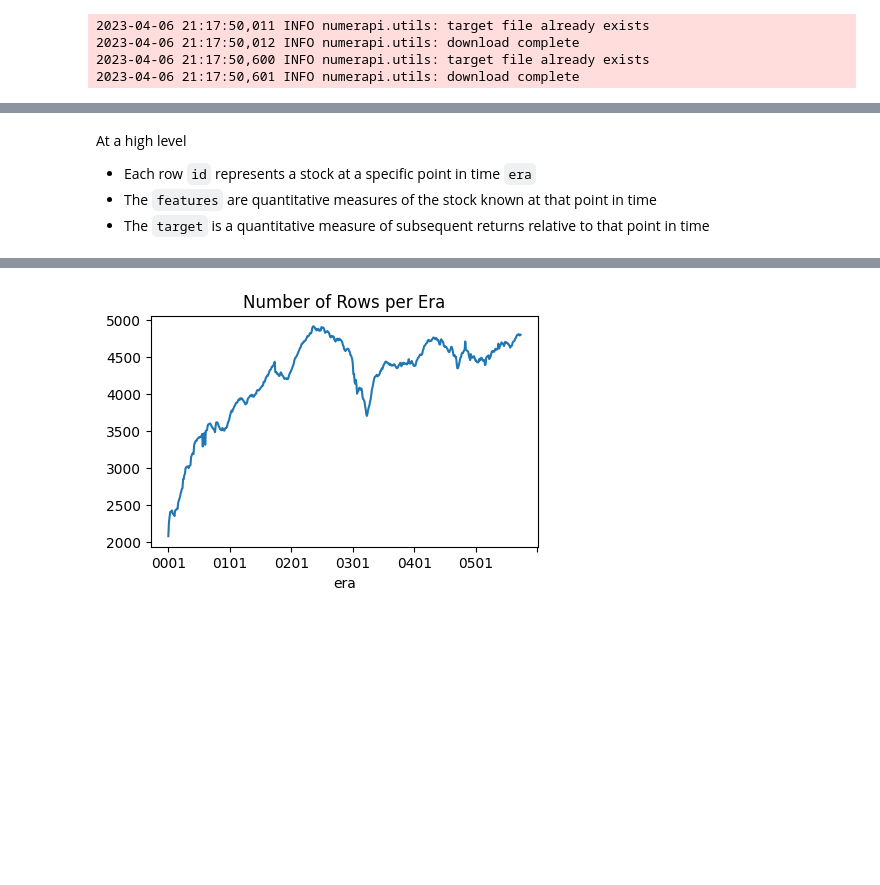
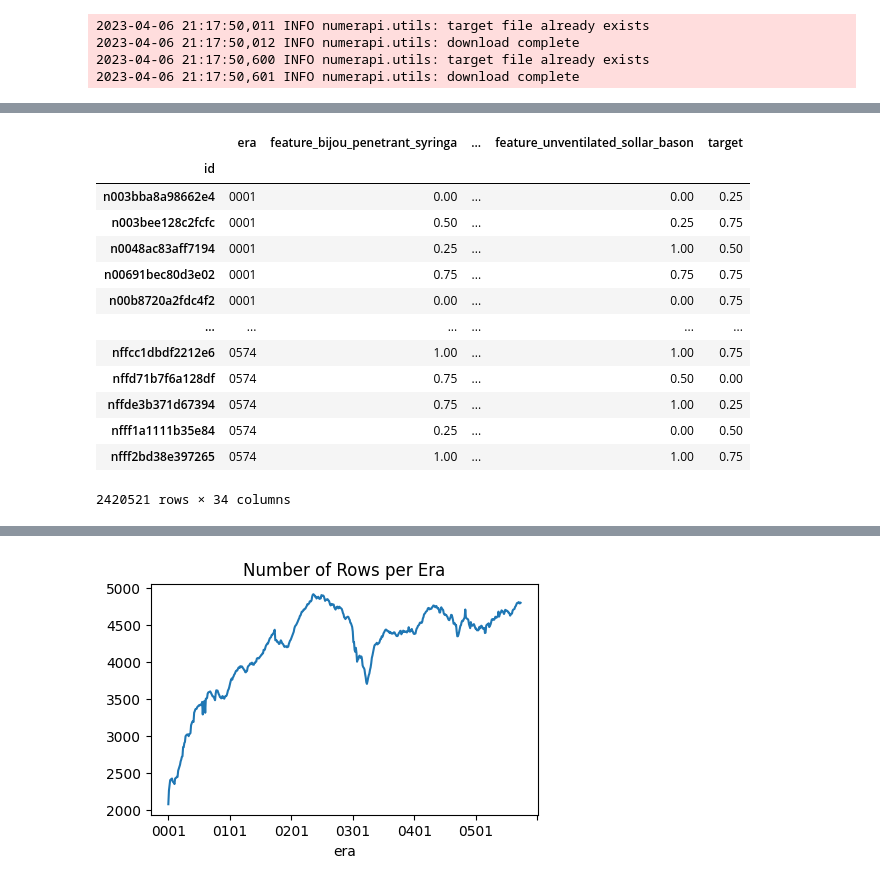
Before and after one commit to numerai/hello-numerai, a Jupyter notebook: example_notebook.ipynb, the cells around one changed output, grey strips where cells are left out. Saved outputs shown, nothing was run; the diff lists cells and outputs as text; code cells hidden in the pictures; blank space fills up the shorter version.

```diff
--- a/example_notebook.ipynb
+++ b/example_notebook.ipynb
@@ -53,5 +36,0 @@ training_data.head()
-# %% [markdown]
-At a high level
-- Each row `id` represents a stock at a specific point in time `era`
-- The `features` are quantitative measures of the stock known at that point in time
-- The `target` is a quantitative measure of subsequent returns relative to that point in time
@@ -57,0 +46,21 @@ At a high level
+# %%
+# Let's take a look at the training data
+# We limit the number of rows and columns displayed to make it easier to read
+pd.set_option('display.max_rows', 10)
+pd.set_option('display.max_columns', 5)
+training_data
+# %% [output]
+|  | era | feature_bijou_penetrant_syringa | ... | feature_unventilated_sollar_bason | target |
+| id |  |  |  |  |  |
+| n003bba8a98662e4 | 0001 | 0.00 | ... | 0.00 | 0.25 |
+| n003bee128c2fcfc | 0001 | 0.50 | ... | 0.25 | 0.75 |
+| n0048ac83aff7194 | 0001 | 0.25 | ... | 1.00 | 0.50 |
+| n00691bec80d3e02 | 0001 | 0.75 | ... | 0.75 | 0.75 |
+| n00b8720a2fdc4f2 | 0001 | 0.00 | ... | 0.00 | 0.75 |
+| ... | ... | ... | ... | ... | ... |
+| nffcc1dbdf2212e6 | 0574 | 1.00 | ... | 1.00 | 0.75 |
+| nffd71b7f6a128df | 0574 | 0.75 | ... | 0.50 | 0.00 |
+| nffde3b371d67394 | 0574 | 0.75 | ... | 1.00 | 0.25 |
+| nfff1a1111b35e84 | 0574 | 0.25 | ... | 0.00 | 0.50 |
+| nfff2bd38e397265 | 0574 | 1.00 | ... | 1.00 | 0.75 |
+2420521 rows × 34 columns
```
Also changed, not shown: parts of 27 cells of this notebook.
